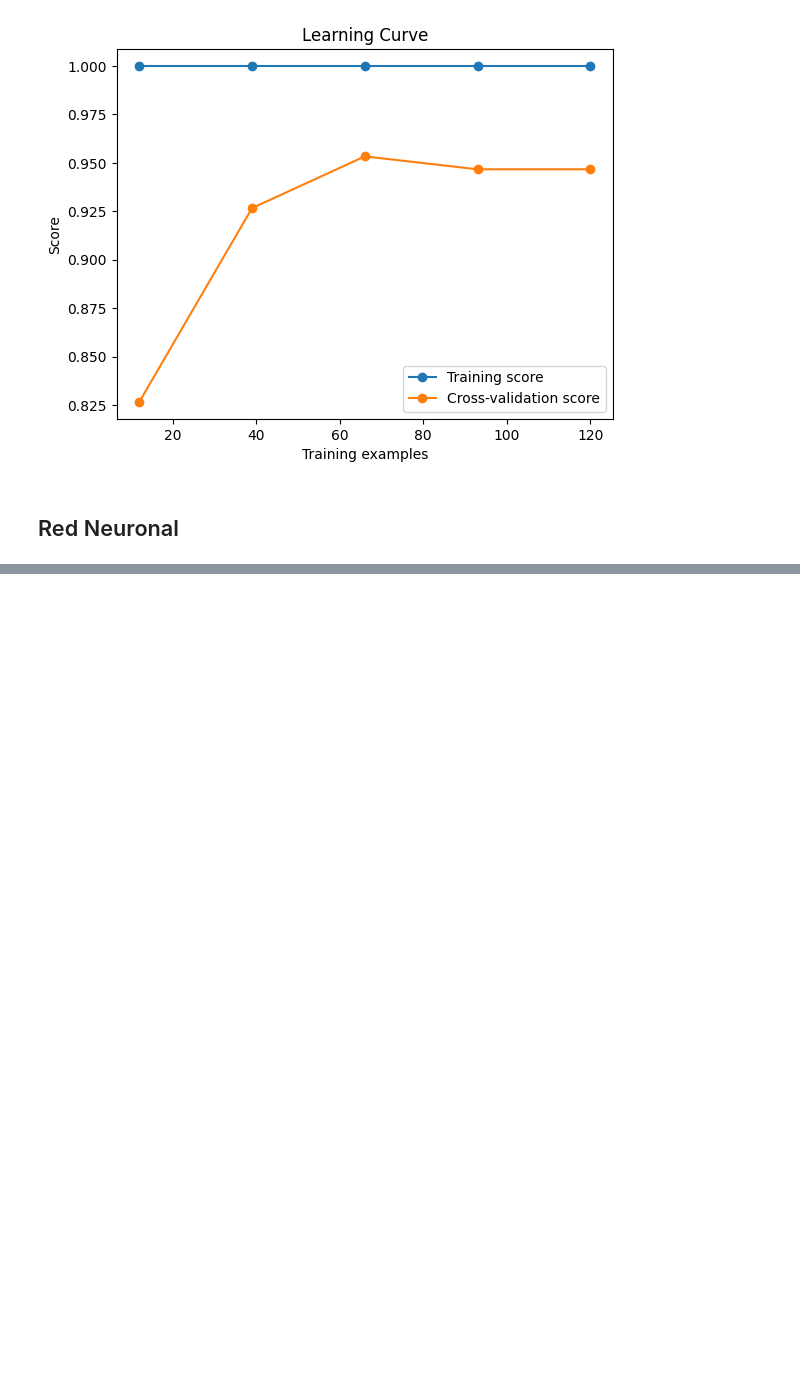
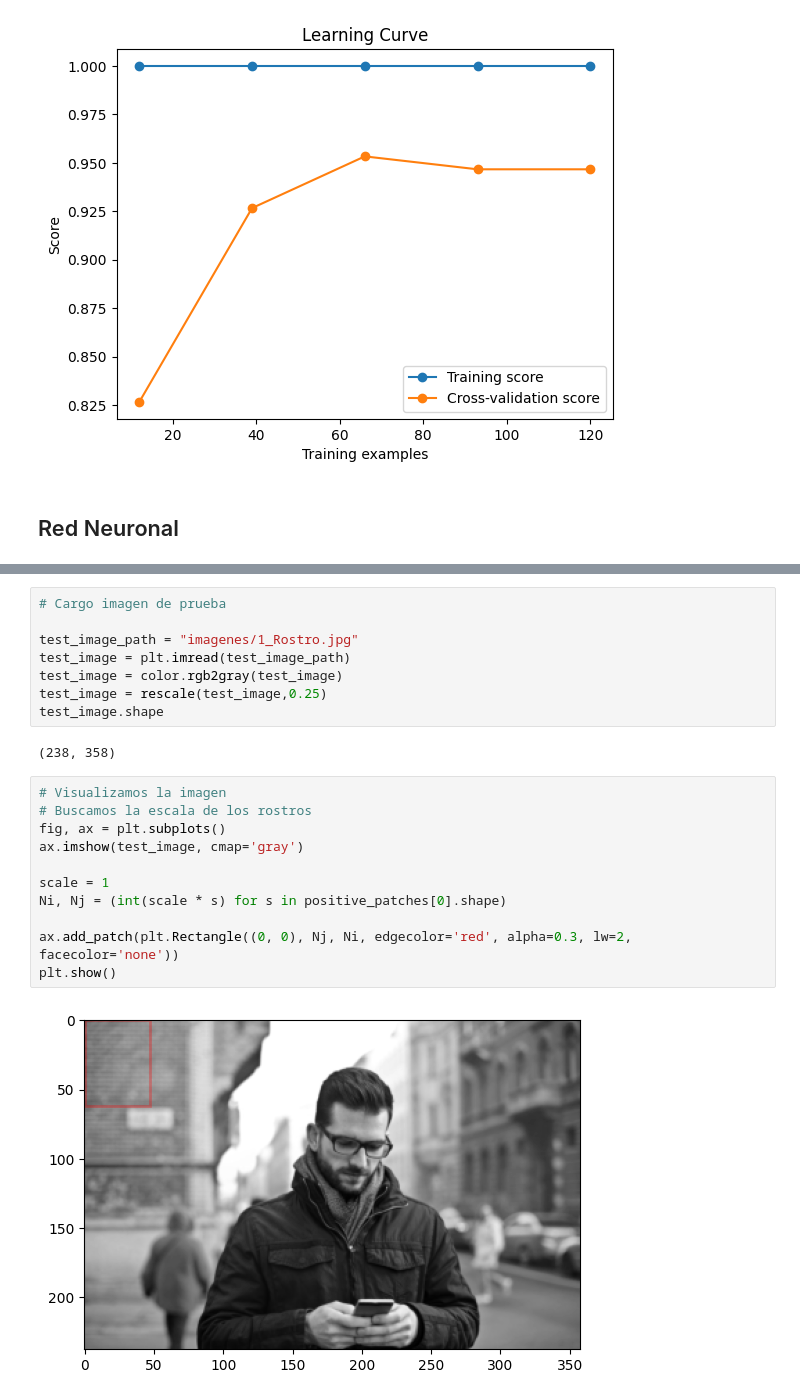
Before and after one commit to Santiago-Moron/MachineLearning-OBL1, a Jupyter notebook: ObligatorioML.ipynb, the cells around one changed output, grey strips where cells are left out. Saved outputs shown, nothing was run; the diff lists cells and outputs as text; blank space fills up the shorter version.

Commit message:
Cuadrante al detectar rostro

```diff
--- a/ObligatorioML.ipynb
+++ b/ObligatorioML.ipynb
@@ -334,0 +413,23 @@ for idx, ax in enumerate(axes.ravel()):
+# %%
+# Cargo imagen de prueba
+
+test_image_path = "imagenes/1_Rostro.jpg"
+test_image = plt.imread(test_image_path)
+test_image = color.rgb2gray(test_image)
+test_image = rescale(test_image,0.25)
+test_image.shape
+# %% [output]
+(238, 358)
+# %%
+# Visualizamos la imagen
+# Buscamos la escala de los rostros
+fig, ax = plt.subplots()
+ax.imshow(test_image, cmap='gray')
+
+scale = 1
+Ni, Nj = (int(scale * s) for s in positive_patches[0].shape)
+
+ax.add_patch(plt.Rectangle((0, 0), Nj, Ni, edgecolor='red', alpha=0.3, lw=2, facecolor='none'))
+plt.show()
+# %% [output]
+[figure, added]
```
Also changed, not shown: parts of 12 cells of this notebook, 20 other files.
